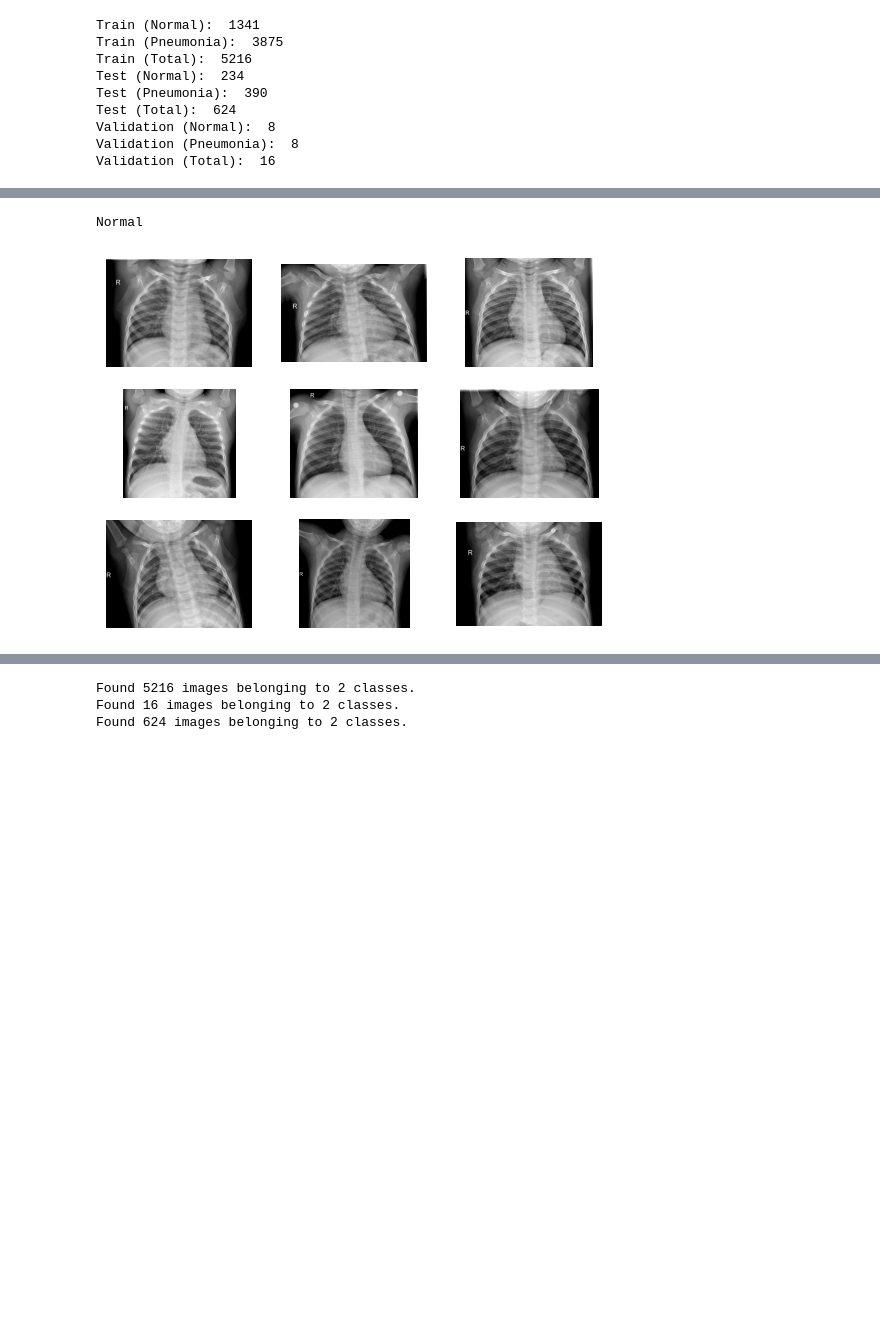
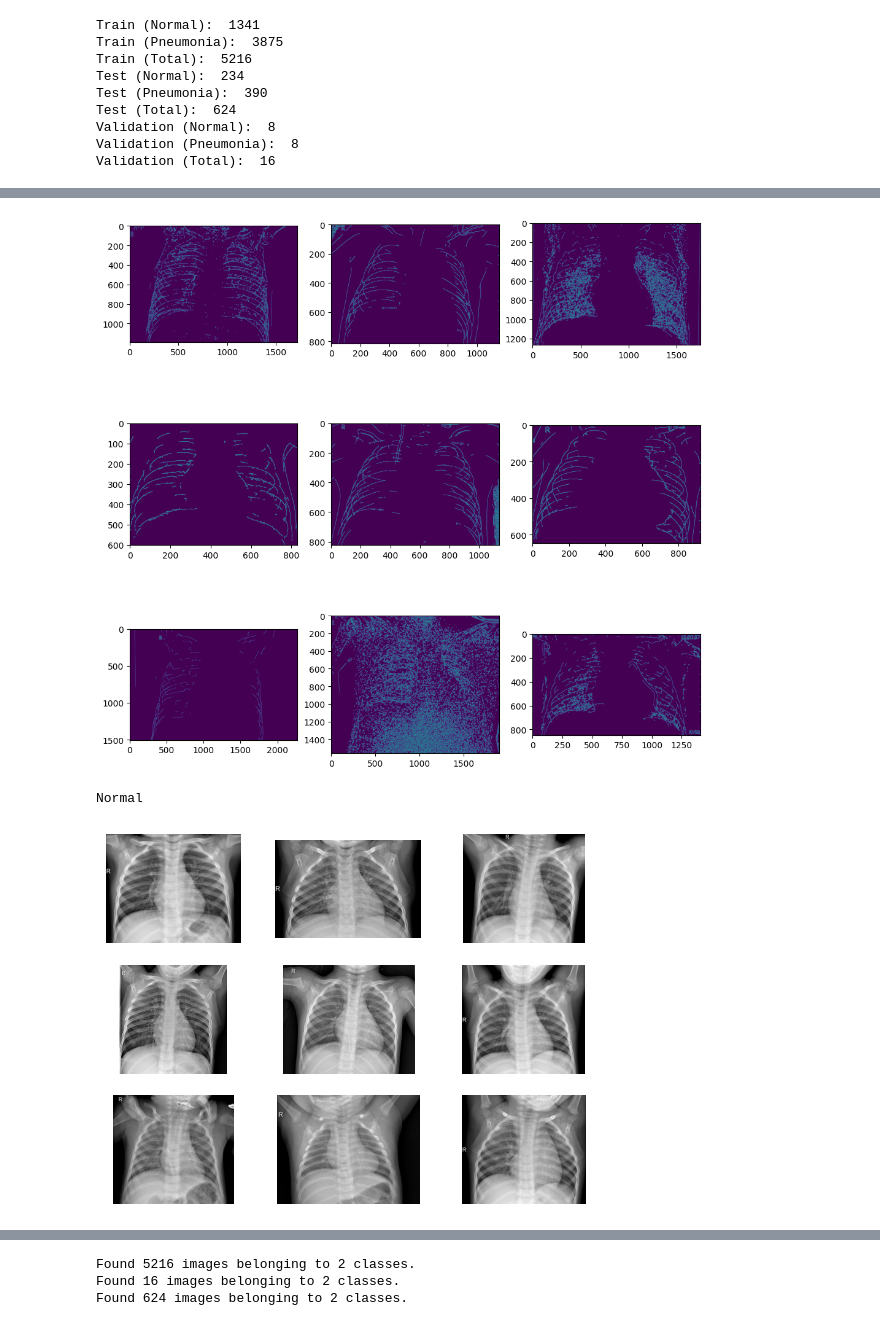
Before and after one commit to chezyio/SC1015_Project, a Jupyter notebook: SC1015_Project.ipynb, the cells around one changed output, grey strips where cells are left out. Drawn from its saved outputs; the diff is of its cells as text; code cells hidden in the pictures; blank space fills up the shorter version.

```diff
--- a/SC1015_Project.ipynb
+++ b/SC1015_Project.ipynb
@@ -187,3 +204,15 @@ Pneumonia
+# %%
+fig = plt.figure(figsize = (12, 12))
+columns, rows = 3, 3
+
+for i in range(1, 10):
+    img = cv2.imread(os.path.join(p_dir, p[i]))
+    gray = cv2.cvtColor(img, cv2.COLOR_BGR2GRAY)
+    detected_edges = cv2.Canny(gray, 40, 100)
+    fig.add_subplot(rows, columns, i)
+    plt.imshow(detected_edges)
+# %% [output]
+[figure, added]
 # %%
 print('Normal')
 for i in range(9):
@@ -193,4 +222,4 @@ for i in range(9):
     plt.axis('off')
 # %% [output]
 Normal
-[figure, old version]
+[figure, new version]
```
Also changed, not shown: parts of 30 cells of this notebook.
